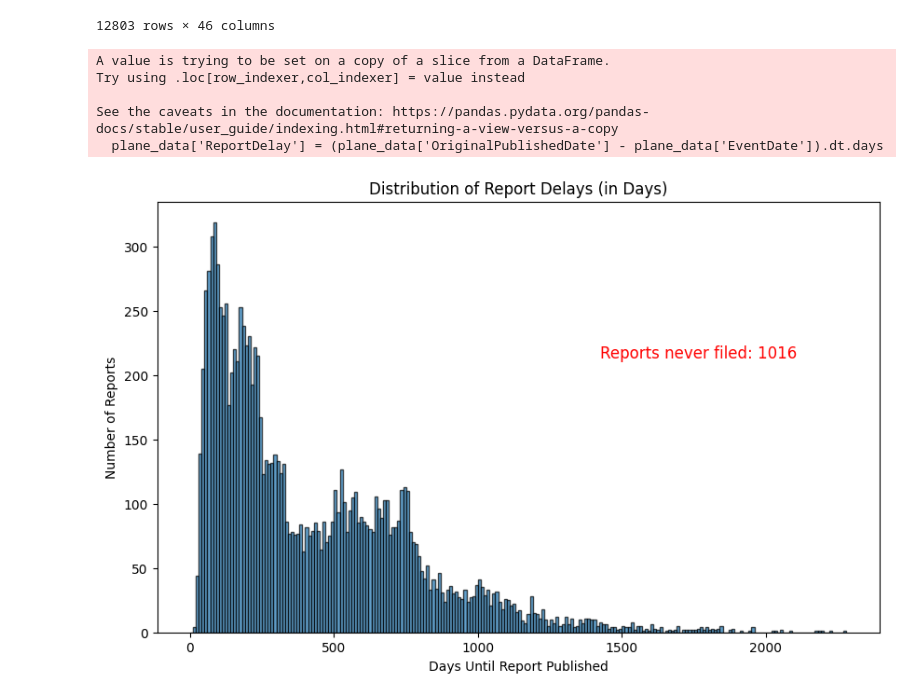
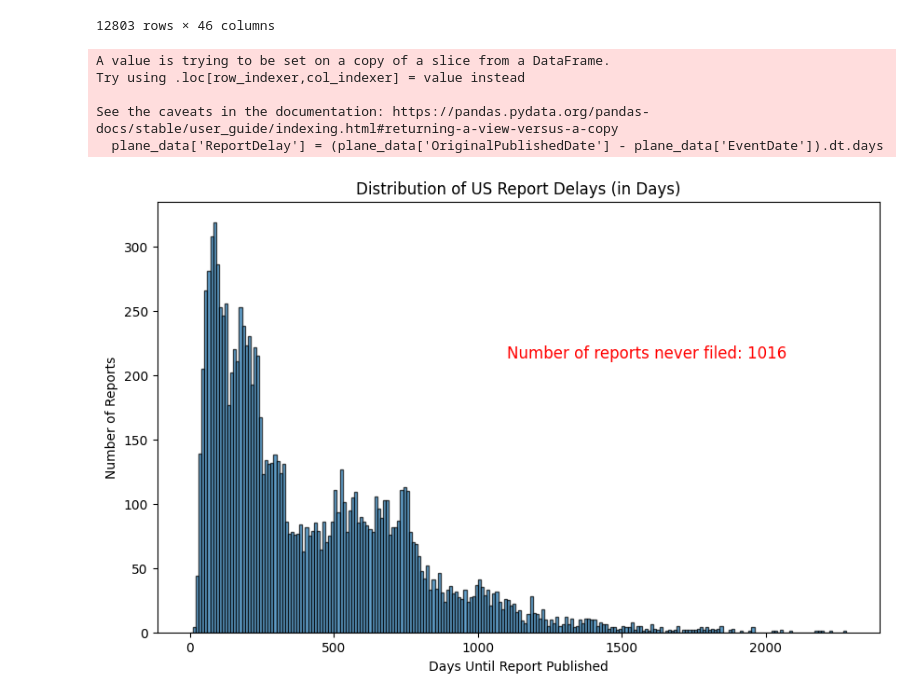
Before and after one commit to navdeepnatt41/418-Group_Project, a Jupyter notebook: oli_code/oli_visualizations.ipynb, the cells around one changed output. Cells and saved outputs as stored; diff of their text form; code cells hidden in the pictures.

```diff
--- a/oli_code/oli_visualizations.ipynb
+++ b/oli_code/oli_visualizations.ipynb
@@ -105,31 +105,31 @@ plane_data
 # %%
 # calculate report delays
 plane_data['ReportDelay'] = (plane_data['OriginalPublishedDate'] - plane_data['EventDate']).dt.days
 num_unpublished = plane_data['ReportDelay'].isna().sum()  # count missing reports
 
 # drop NaN values
 report_delays = plane_data['ReportDelay'].dropna()
 
 # plot histogram
 plt.figure(figsize=(10, 6))
 bins = np.arange(0, report_delays.max() + 10, 10)  # Bin width of 10 days
 plt.hist(report_delays, bins=bins, edgecolor='black', alpha=0.7)
 
 plt.xlabel("Days Until Report Published")
 plt.ylabel("Number of Reports")
-plt.title("Distribution of Report Delays (in Days)")
+plt.title("Distribution of US Report Delays (in Days)")
 
 # add caption for num of unfiled reports
-plt.figtext(0.60, 0.60, f"Reports never filed: {num_unpublished}", fontsize=12, color='red')
+plt.figtext(0.50, 0.60, f"Number of reports never filed: {num_unpublished}", fontsize=12, color='red')
 
 plt.show()
 # %% [output]
 A value is trying to be set on a copy of a slice from a DataFrame.
 Try using .loc[row_indexer,col_indexer] = value instead
 
 See the caveats in the documentation: https://pandas.pydata.org/pandas-docs/stable/user_guide/indexing.html#returning-a-view-versus-a-copy
   plane_data['ReportDelay'] = (plane_data['OriginalPublishedDate'] - plane_data['EventDate']).dt.days
-[figure, old version]
+[figure, new version]
 # %%
 # calculate report delays in years
 plane_data['ReportDelay'] = (plane_data['OriginalPublishedDate'] - plane_data['EventDate']).dt.days / 365
```
Also changed, not shown: parts of 9 cells of this notebook, 1 other file.
